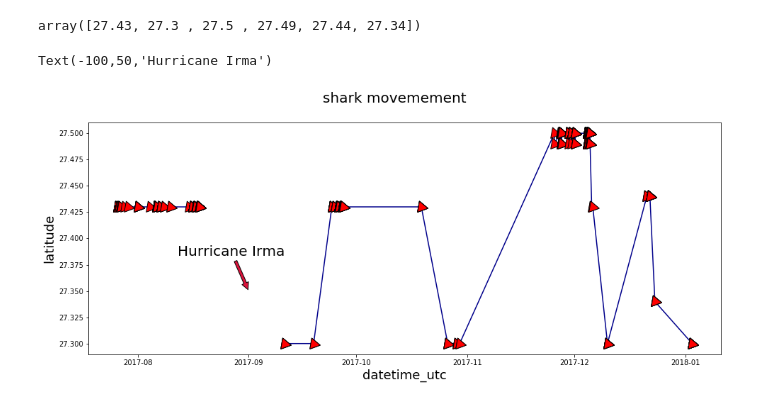
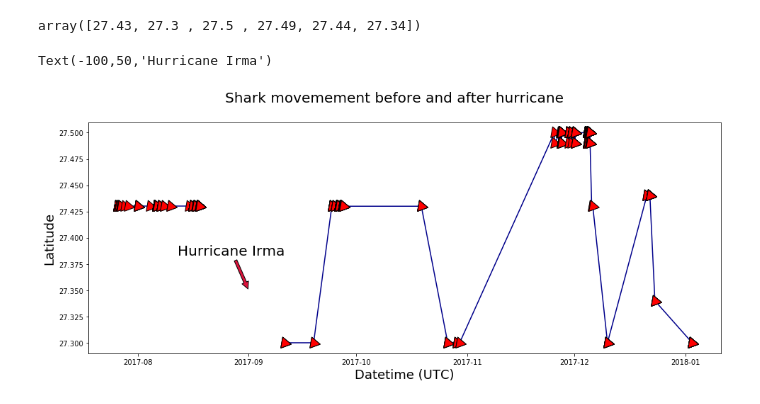
Before and after one commit to lizferguson5/ohw18_sharknado, a Jupyter notebook: Data exploration.ipynb, the cells around one changed output. Drawn from its saved outputs; the diff is of its cells as text; code cells hidden in the pictures.

```diff
--- a/Data exploration.ipynb
+++ b/Data exploration.ipynb
@@ -31,30 +31,30 @@ array([27.43, 27.3 , 27.5 , 27.49, 27.44, 27.34])
 # %%
 # Make a plot!
 
 kw = {'marker': (3,0,20), 'markersize': 18, 'markerfacecolor':'red',
       'markeredgecolor':'black', 'linestyle': '-', 'color':'darkblue'}
 
 fig, ax=plt.subplots(figsize=(16,6))
 
 # slice the data into two parts for plotting gap in sightings during hurricane
 shark1 = shark.iloc[:214]
 shark2 = shark.iloc[215:]
 
 ax.plot(shark1.lat_round, label=shark1.lon_round, **kw)
 ax.plot(shark2.lat_round, label=shark2.lon_round, **kw)
 
-fig.suptitle('shark movemement', fontsize=20)
-plt.xlabel('datetime_utc', fontsize=18)
-plt.ylabel('latitude', fontsize=18)
+fig.suptitle('Shark movemement before and after hurricane', fontsize=20)
+plt.xlabel('Datetime (UTC)', fontsize=18)
+plt.ylabel('Latitude', fontsize=18)
 
 ax.annotate('Hurricane Irma', xy=(pd.Timestamp('2017-09'),27.350),
             xytext=(-100,50),
             textcoords='offset points',
             arrowprops=dict(
             arrowstyle='simple',
             facecolor='crimson',
             ), fontsize=20
            )
 # %% [output]
 Text(-100,50,'Hurricane Irma')
-[figure, old version]
+[figure, new version]
```
